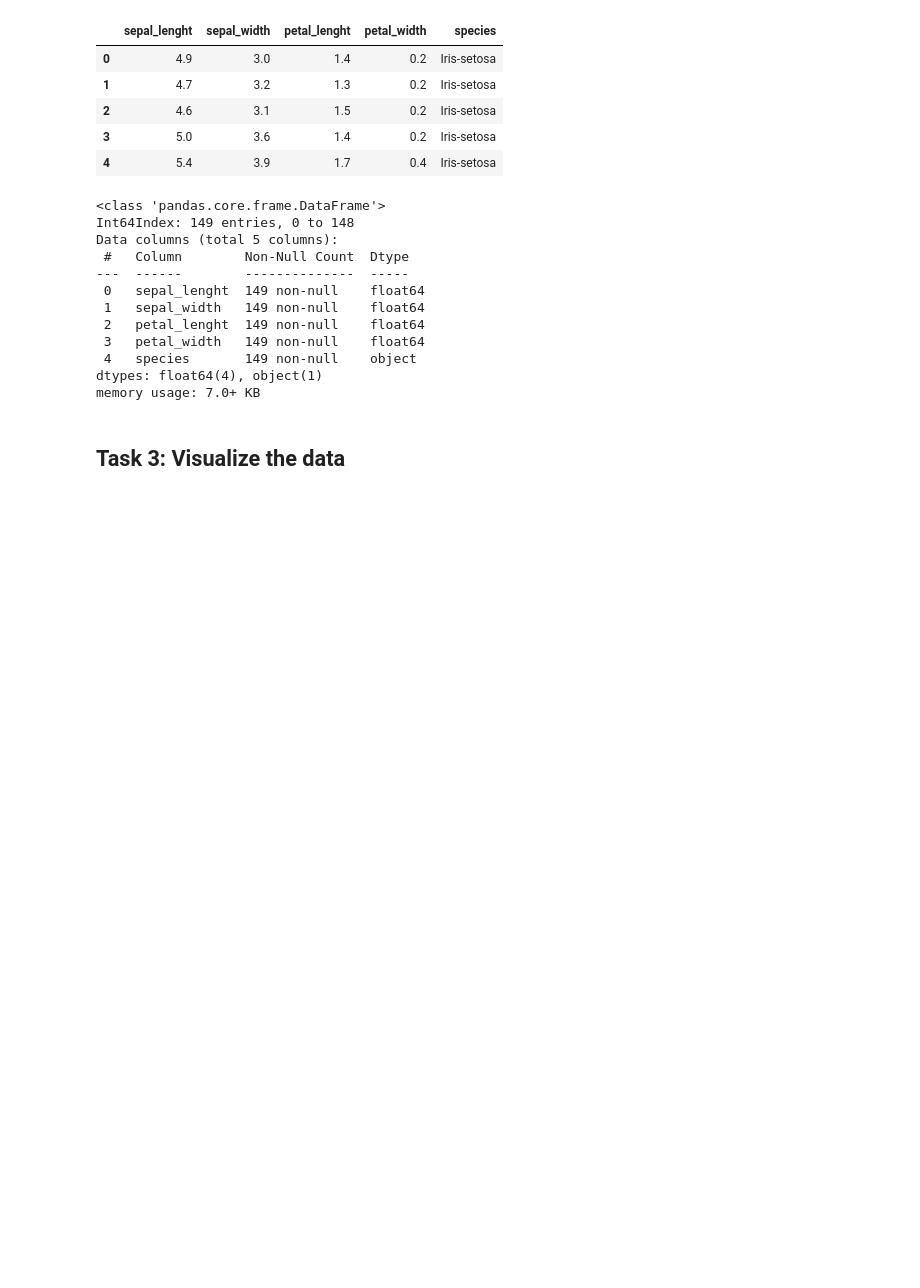
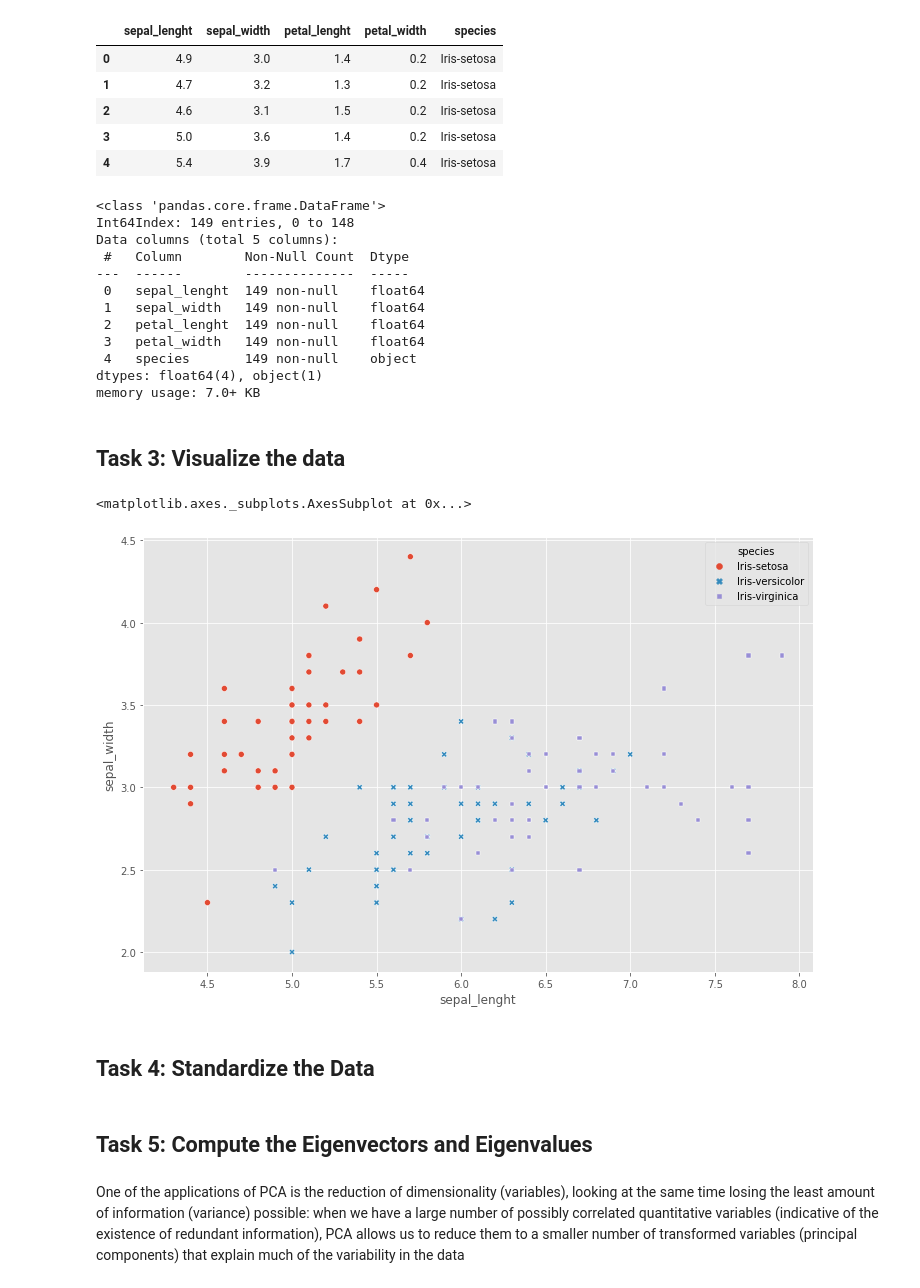
Before and after one commit to frm1789/100DaysOfPython, a Jupyter notebook: PCA_with_NumPy.ipynb, the cells around one changed output. Drawn from its saved outputs; the diff is of its cells as text; code cells hidden in the pictures; blank space fills up the shorter version.

```diff
--- a/PCA_with_NumPy.ipynb
+++ b/PCA_with_NumPy.ipynb
@@ -63,0 +66,7 @@ sns.scatterplot ( x = df)
+# %%
+sns.scatterplot ( x = df.sepal_lenght, y = df.sepal_width, hue = df.species, style = df.species)
+# %% [output]
+<matplotlib.axes._subplots.AxesSubplot at 0x...>
+[figure, added]
+# %% [markdown]
+## Task 4: Standardize the Data
@@ -63,0 +79,4 @@ sns.scatterplot ( x = df)
+# %% [markdown]
+## Task 5: Compute the Eigenvectors and Eigenvalues
+# %% [markdown]
+One of the applications of PCA is the reduction of dimensionality (variables), looking at the same time losing the least amount of information (variance) possible: when we have a large number of possibly correlated quantitative variables (indicative of the existence of redundant information), PCA allows us to reduce them to a smaller number of transformed variables (principal components) that explain much of the variability in the data
```
Also changed, not shown: parts of 8 cells of this notebook.
